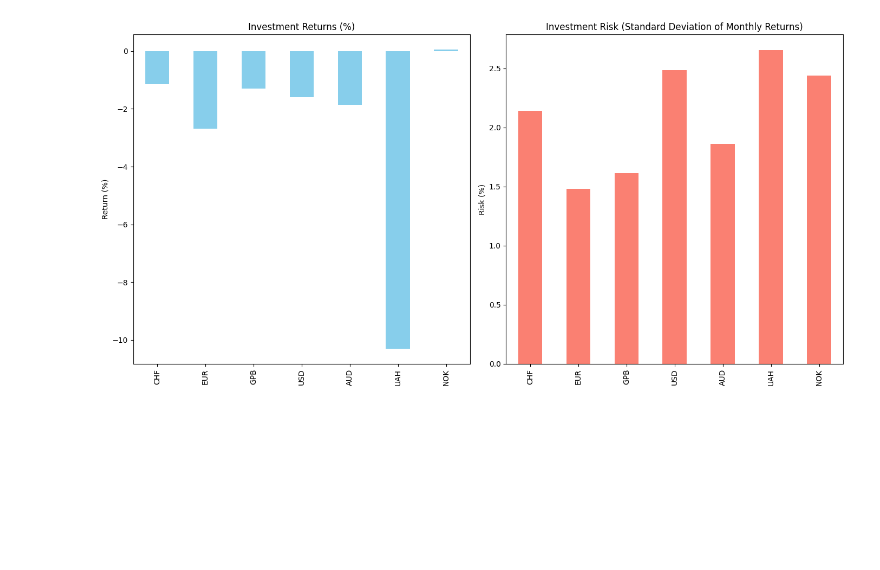
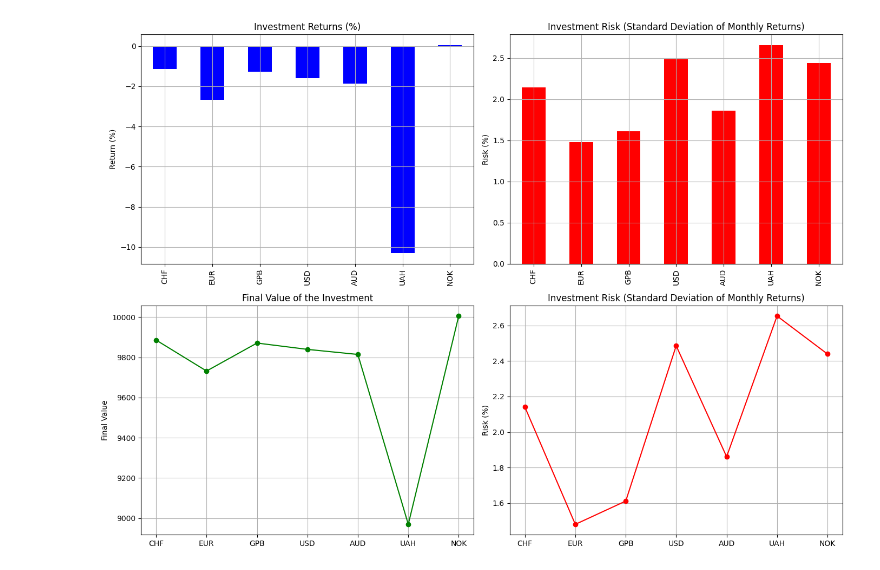
Before and after one commit to jsadlowska/pandas_currencies, a Jupyter notebook: 3_Example_investments.ipynb, the cells around one changed output. Saved outputs shown, nothing was run; the diff lists cells and outputs as text; code cells hidden in the pictures; blank space fills up the shorter version.

Commit message:
investment and descriptions

```diff
--- a/3_Example_investments.ipynb
+++ b/3_Example_investments.ipynb
@@ -10,12 +30,13 @@ df = df.round(4)
 # %%
 returns = df.pct_change().dropna()
 initial_investment = 10000
-final_values = (1 + returns).cumprod().iloc[-1] * initial_investment
-investment_returns = (final_values / initial_investment - 1) * 100
+final_values = ((1 + returns).cumprod().iloc[-1])*initial_investment
+investment_returns = ((final_values / initial_investment)-1) * 100
 investment_risk = returns.std() * 100
 
 investment_analysis = pd.DataFrame({
     'Final Value': final_values,
     'Return (%)': investment_returns,
     'Risk (%)': investment_risk
-})
+}).round(4)
+investment_analysis
@@ -22,18 +54,32 @@ investment_analysis = pd.DataFrame({
 # %%
-plt.figure(figsize=(14, 7))
+plt.figure(figsize=(14, 10))
 
-plt.subplot(1, 2, 1)
-investment_returns.plot(kind='bar', color='skyblue')
+plt.subplot(2, 2, 1)
+investment_returns.plot(kind='bar', color='blue')
 plt.title('Investment Returns (%)')
 plt.ylabel('Return (%)')
+plt.grid(True)
 
-plt.subplot(1, 2, 2)
-investment_risk.plot(kind='bar', color='salmon')
+plt.subplot(2, 2, 2)
+investment_risk.plot(kind='bar', color='red')
 plt.title('Investment Risk (Standard Deviation of Monthly Returns)')
 plt.ylabel('Risk (%)')
+plt.grid(True)
+
+plt.subplot(2, 2, 3)
+final_values.plot(style='-o', color='green')
+plt.title('Final Value of the Investment')
+plt.ylabel('Final Value')
+plt.grid(True)
+
+plt.subplot(2, 2, 4)
+investment_risk.plot(style='-o', color='red')
+plt.title('Investment Risk (Standard Deviation of Monthly Returns)')
+plt.ylabel('Risk (%)')
+plt.grid(True)
 
 plt.tight_layout()
 plt.savefig('data/investment_returns_and_risk.pdf')
 plt.show()
 # %% [output]
-[figure, old version]
+[figure, new version]
```
Also changed, not shown: parts of 4 cells of this notebook, 5 other files.
